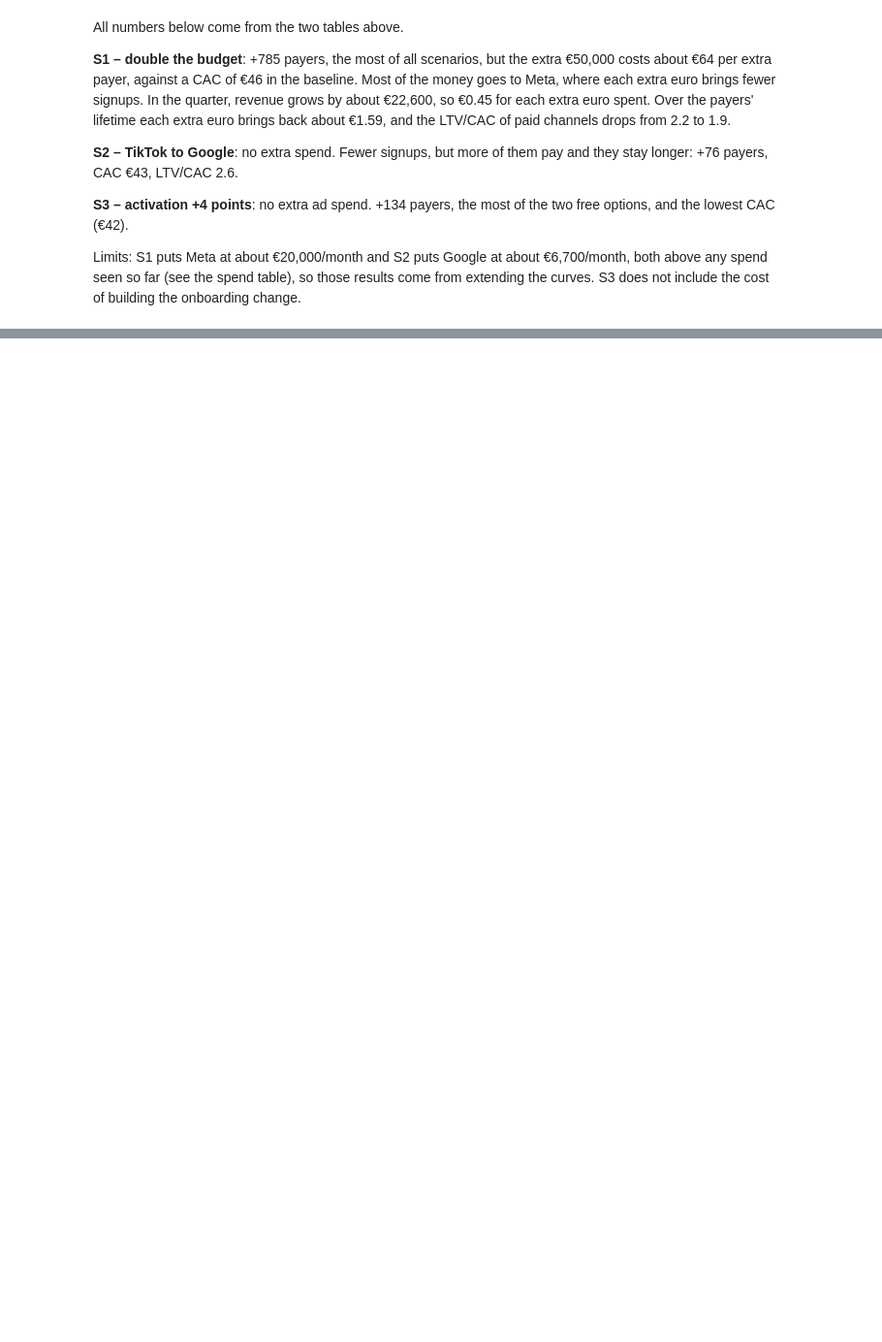
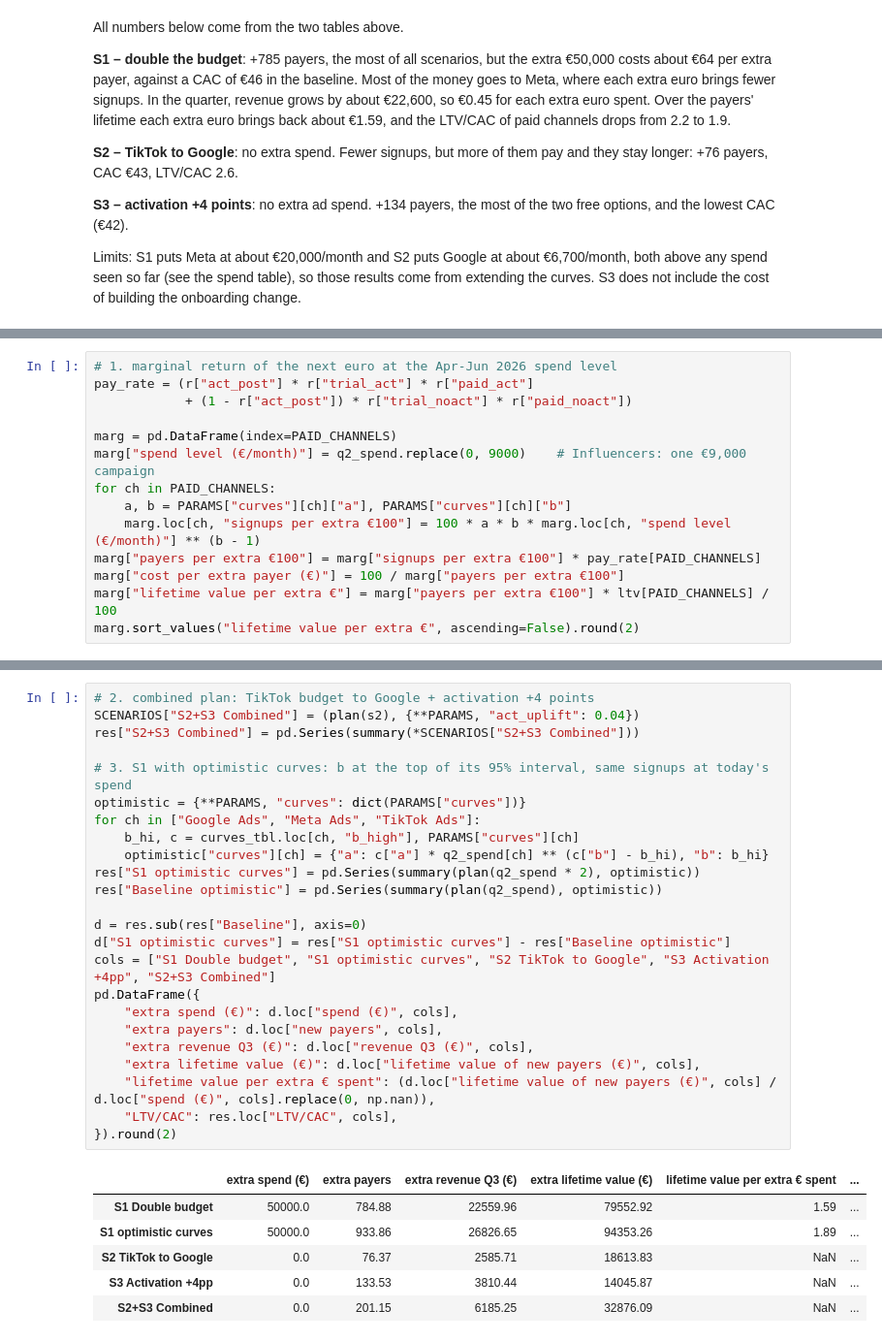
Before and after one commit to abdo0620/Filoop, a Jupyter notebook: notebooks/growth_model.ipynb, the cells around one changed output, grey strips where cells are left out. Shown at 97% size. Drawn from its saved outputs; the diff is of its cells as text; blank space fills up the shorter version.

```diff
--- a/notebooks/growth_model.ipynb
+++ b/notebooks/growth_model.ipynb
@@ -583,0 +590,14 @@ Limits: S1 puts Meta at about €20,000/month and S2 puts Google at about €6,7
+# %%
+# 1. marginal return of the next euro at the Apr-Jun 2026 spend level
+pay_rate = (r["act_post"] * r["trial_act"] * r["paid_act"]
+            + (1 - r["act_post"]) * r["trial_noact"] * r["paid_noact"])
+
+marg = pd.DataFrame(index=PAID_CHANNELS)
+marg["spend level (€/month)"] = q2_spend.replace(0, 9000)    # Influencers: one €9,000 campaign
+for ch in PAID_CHANNELS:
+    a, b = PARAMS["curves"][ch]["a"], PARAMS["curves"][ch]["b"]
+    marg.loc[ch, "signups per extra €100"] = 100 * a * b * marg.loc[ch, "spend level (€/month)"] ** (b - 1)
+marg["payers per extra €100"] = marg["signups per extra €100"] * pay_rate[PAID_CHANNELS]
+marg["cost per extra payer (€)"] = 100 / marg["payers per extra €100"]
+marg["lifetime value per extra €"] = marg["payers per extra €100"] * ltv[PAID_CHANNELS] / 100
+marg.sort_values("lifetime value per extra €", ascending=False).round(2)
@@ -583,0 +610,31 @@ Limits: S1 puts Meta at about €20,000/month and S2 puts Google at about €6,7
+# %%
+# 2. combined plan: TikTok budget to Google + activation +4 points
+SCENARIOS["S2+S3 Combined"] = (plan(s2), {**PARAMS, "act_uplift": 0.04})
+res["S2+S3 Combined"] = pd.Series(summary(*SCENARIOS["S2+S3 Combined"]))
+
+# 3. S1 with optimistic curves: b at the top of its 95% interval, same signups at today's spend
+optimistic = {**PARAMS, "curves": dict(PARAMS["curves"])}
+for ch in ["Google Ads", "Meta Ads", "TikTok Ads"]:
+    b_hi, c = curves_tbl.loc[ch, "b_high"], PARAMS["curves"][ch]
+    optimistic["curves"][ch] = {"a": c["a"] * q2_spend[ch] ** (c["b"] - b_hi), "b": b_hi}
+res["S1 optimistic curves"] = pd.Series(summary(plan(q2_spend * 2), optimistic))
+res["Baseline optimistic"] = pd.Series(summary(plan(q2_spend), optimistic))
+
+d = res.sub(res["Baseline"], axis=0)
+d["S1 optimistic curves"] = res["S1 optimistic curves"] - res["Baseline optimistic"]
+cols = ["S1 Double budget", "S1 optimistic curves", "S2 TikTok to Google", "S3 Activation +4pp", "S2+S3 Combined"]
+pd.DataFrame({
+    "extra spend (€)": d.loc["spend (€)", cols],
+    "extra payers": d.loc["new payers", cols],
+    "extra revenue Q3 (€)": d.loc["revenue Q3 (€)", cols],
+    "extra lifetime value (€)": d.loc["lifetime value of new payers (€)", cols],
+    "lifetime value per extra € spent": (d.loc["lifetime value of new payers (€)", cols] / d.loc["spend (€)", cols].replace(0, np.nan)),
+    "LTV/CAC": res.loc["LTV/CAC", cols],
+}).round(2)
+# %% [output]
+|  | extra spend (€) | extra payers | extra revenue Q3 (€) | extra lifetime value (€) | lifetime value per extra € spent | ... |
+| S1 Double budget | 50000.0 | 784.88 | 22559.96 | 79552.92 | 1.59 | ... |
+| S1 optimistic curves | 50000.0 | 933.86 | 26826.65 | 94353.26 | 1.89 | ... |
+| S2 TikTok to Google | 0.0 | 76.37 | 2585.71 | 18613.83 | NaN | ... |
+| S3 Activation +4pp | 0.0 | 133.53 | 3810.44 | 14045.87 | NaN | ... |
+| S2+S3 Combined | 0.0 | 201.15 | 6185.25 | 32876.09 | NaN | ... |
```
Also changed, not shown: parts of 3 cells of this notebook.
